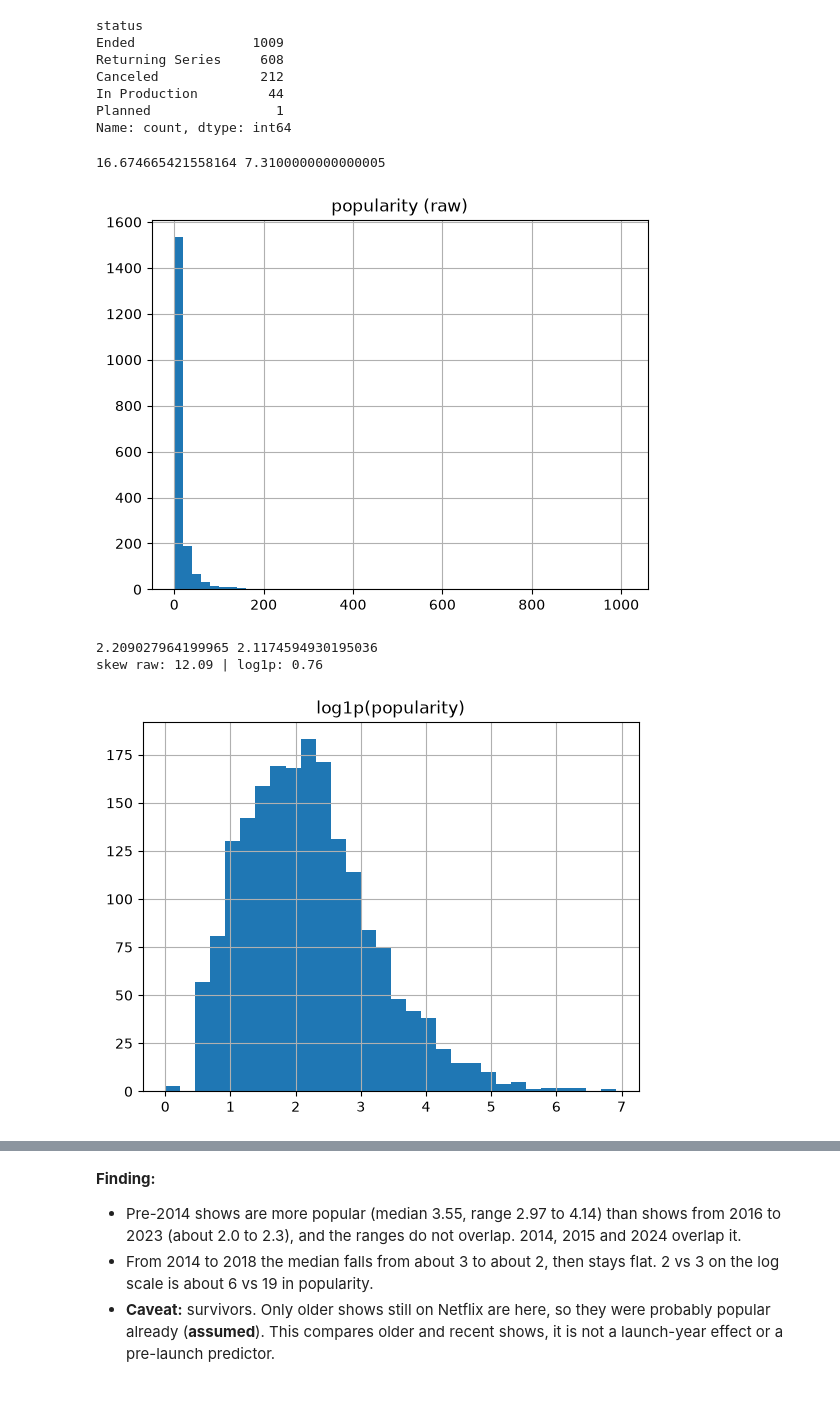
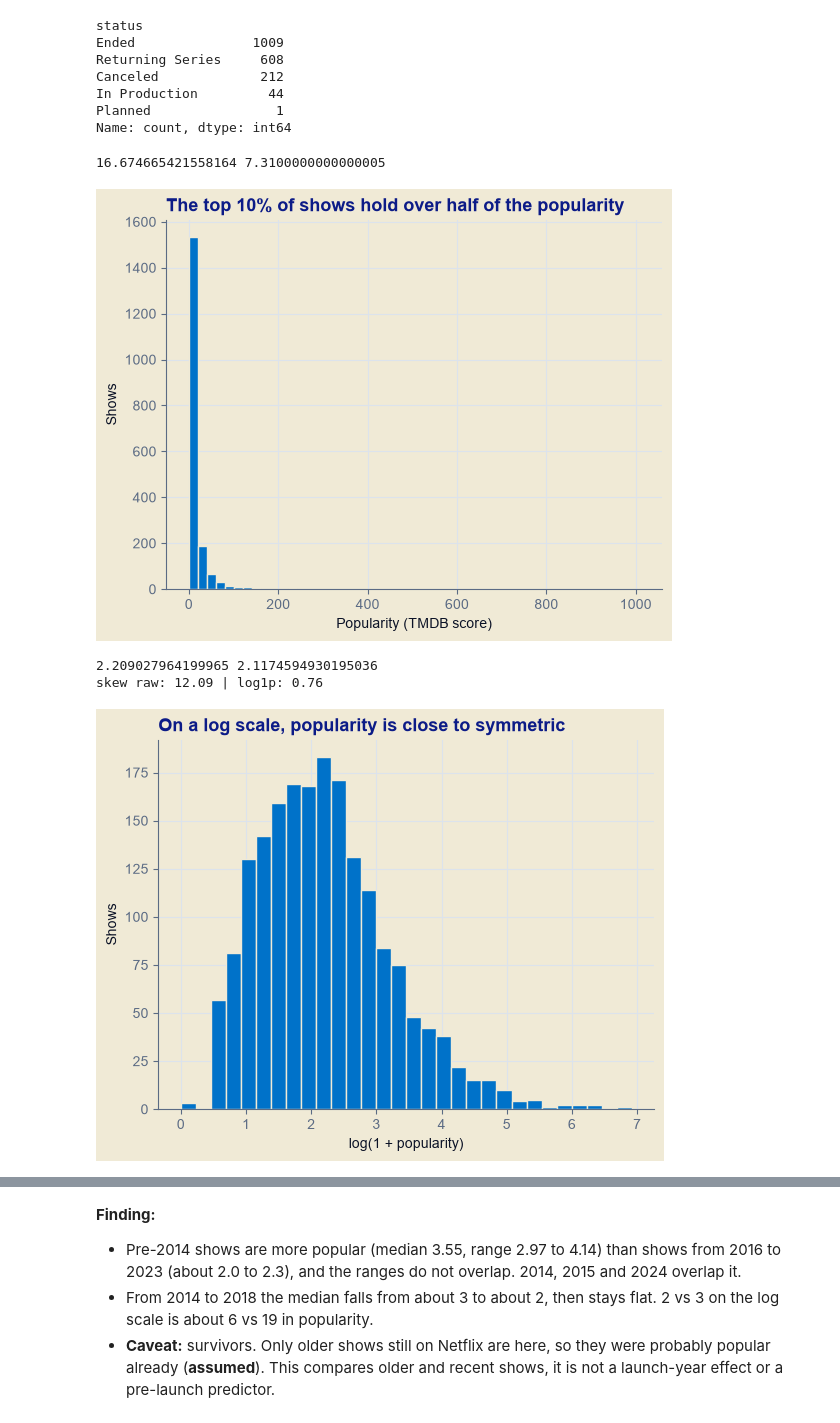
Before and after one commit to Emu-codein/tmdb_tv_shows, a Jupyter notebook: notebooks/eda.ipynb, the cells around one changed output, grey strips where cells are left out. Saved outputs shown, nothing was run; the diff lists cells and outputs as text; code cells hidden in the pictures.

```diff
--- a/notebooks/eda.ipynb
+++ b/notebooks/eda.ipynb
@@ -17,5 +19,25 @@ print(len(dedup), len(netflix))   # 164705 2031
 # %% [output]
 164705 2031
+# %%
+# Chart theme: Sky deck template (Arial, cream surface, Sky blue). Netflix red is used only for Netflix.
+# Checked with the dataviz validator on the cream surface: blue alone, and Netflix red against the muted grey, both pass
+# (the grey is deliberately neutral, so it fails the "chroma floor" check meant for categorical colours).
+SURFACE, TITLE, INK, MUTED, GRID = "#F0EAD6", "#0C1B87", "#0B1226", "#5B6B84", "#DCE3EC"
+BLUE = "#0072C9"          # Sky accent 1: single series
+NETFLIX_RED = "#C4101C"   # Netflix entity colour (slightly darker than brand #E50914, solid fills looked too bright)
+OTHER = MUTED             # every other network or group
+
+plt.rcParams.update({
+    "font.family": "sans-serif", "font.sans-serif": ["Arial", "DejaVu Sans"],
+    "figure.facecolor": SURFACE, "axes.facecolor": SURFACE, "savefig.facecolor": SURFACE,
+    "text.color": INK, "axes.labelcolor": INK, "axes.edgecolor": MUTED,
+    "xtick.color": MUTED, "ytick.color": MUTED,
+    "axes.titlecolor": TITLE, "axes.titleweight": "bold", "axes.titlelocation": "left", "axes.titlesize": 13,
+    "axes.spines.top": False, "axes.spines.right": False,
+    "axes.grid": True, "axes.grid.axis": "x", "axes.axisbelow": True,
+    "grid.color": GRID, "grid.linewidth": 0.8,
+    "legend.frameon": False,
+})
 # %% [markdown]
 ## 1. Data quality
 
@@ -174,21 +481,25 @@ In Production         44
 Planned                1
 Name: count, dtype: int64
 # %%
-launched.popularity.hist(bins=50)
-plt.title("popularity (raw)")
+launched.popularity.hist(bins=50, color=BLUE, edgecolor=SURFACE)
+plt.title("The top 10% of shows hold over half of the popularity")
+plt.xlabel("Popularity (TMDB score)")
+plt.ylabel("Shows")
 print(launched.popularity.mean(), launched.popularity.median())
 # %% [output]
 16.674665421558164 7.3100000000000005
-[figure, old version]
+[figure, new version]
 # %%
 launched["log_pop"] = np.log1p(launched.popularity)
 
-launched.log_pop.hist(bins=30)
-plt.title("log1p(popularity)")
+launched.log_pop.hist(bins=30, color=BLUE, edgecolor=SURFACE)
+plt.title("On a log scale, popularity is close to symmetric")
+plt.xlabel("log(1 + popularity)")
+plt.ylabel("Shows")
 print(launched.log_pop.mean(), launched.log_pop.median())
 print("skew raw:", round(launched.popularity.skew(), 2), "| log1p:", round(launched.log_pop.skew(), 2))
 # %% [output]
 2.209027964199965 2.1174594930195036
 skew raw: 12.09 | log1p: 0.76
-[figure, old version]
+[figure, new version]
 # %% [markdown]
```
Also changed, not shown: parts of 41 cells of this notebook, 18 other files.
